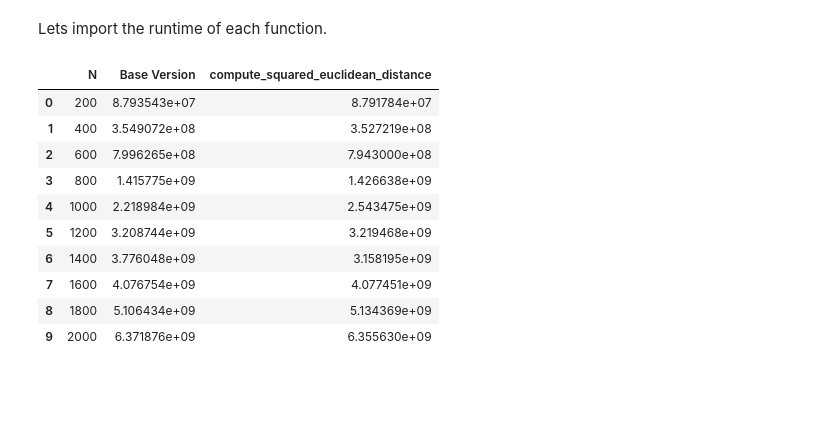
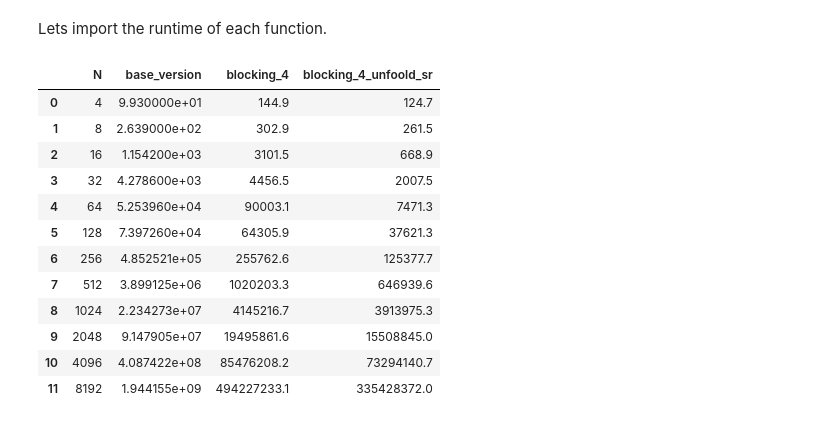
Before and after one commit to albertomontesg/fast-tsne, a Jupyter notebook: code/implementations/optimizations/compute_squared_euclidean_distance/benchmarking/benchmarking.ipynb, the cells around one changed output. Drawn from its saved outputs; the diff is of its cells as text; code cells hidden in the pictures; blank space fills up the shorter version.

```diff
--- a/code/implementations/optimizations/compute_squared_euclidean_distance/benchmarking/benchmarking.ipynb
+++ b/code/implementations/optimizations/compute_squared_euclidean_distance/benchmarking/benchmarking.ipynb
@@ -42,20 +43,22 @@ def get_flops(N):
 # %% [markdown]
 Lets import the runtime of each function.
 # %%
-data = pd.read_csv("./bench1.csv")
+data = pd.read_csv("./bench3.csv")
 data
 # %% [output]
-|  | N | Base Version | compute_squared_euclidean_distance |
-| 0 | 200 | 8.793543e+07 | 8.791784e+07 |
-| 1 | 400 | 3.549072e+08 | 3.527219e+08 |
-| 2 | 600 | 7.996265e+08 | 7.943000e+08 |
-| 3 | 800 | 1.415775e+09 | 1.426638e+09 |
-| 4 | 1000 | 2.218984e+09 | 2.543475e+09 |
-| 5 | 1200 | 3.208744e+09 | 3.219468e+09 |
-| 6 | 1400 | 3.776048e+09 | 3.158195e+09 |
-| 7 | 1600 | 4.076754e+09 | 4.077451e+09 |
-| 8 | 1800 | 5.106434e+09 | 5.134369e+09 |
-| 9 | 2000 | 6.371876e+09 | 6.355630e+09 |
+|  | N | base_version | blocking_4 | blocking_4_unfoold_sr |
+| 0 | 4 | 9.930000e+01 | 144.9 | 124.7 |
+| 1 | 8 | 2.639000e+02 | 302.9 | 261.5 |
+| 2 | 16 | 1.154200e+03 | 3101.5 | 668.9 |
+| 3 | 32 | 4.278600e+03 | 4456.5 | 2007.5 |
+| 4 | 64 | 5.253960e+04 | 90003.1 | 7471.3 |
+| 5 | 128 | 7.397260e+04 | 64305.9 | 37621.3 |
+| 6 | 256 | 4.852521e+05 | 255762.6 | 125377.7 |
+| 7 | 512 | 3.899125e+06 | 1020203.3 | 646939.6 |
+| 8 | 1024 | 2.234273e+07 | 4145216.7 | 3913975.3 |
+| 9 | 2048 | 9.147905e+07 | 19495861.6 | 15508845.0 |
+| 10 | 4096 | 4.087422e+08 | 85476208.2 | 73294140.7 |
+| 11 | 8192 | 1.944155e+09 | 494227233.1 | 335428372.0 |
 # %%
 # Extract the input size
 N = data["N"].as_matrix()
```
Also changed, not shown: parts of 10 cells of this notebook, 7 other files.
